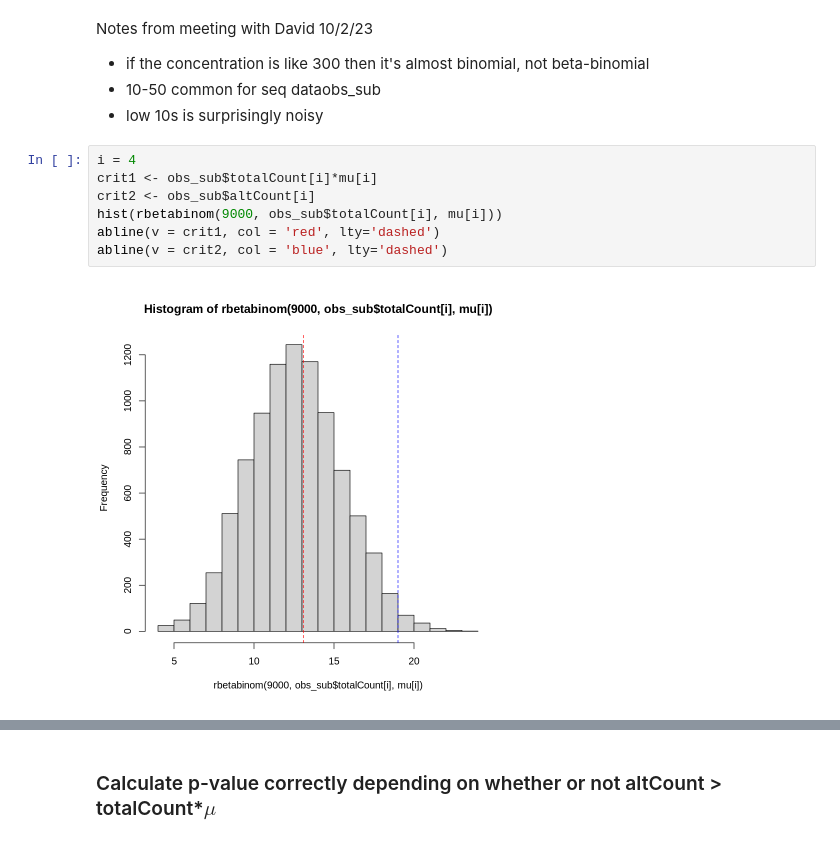
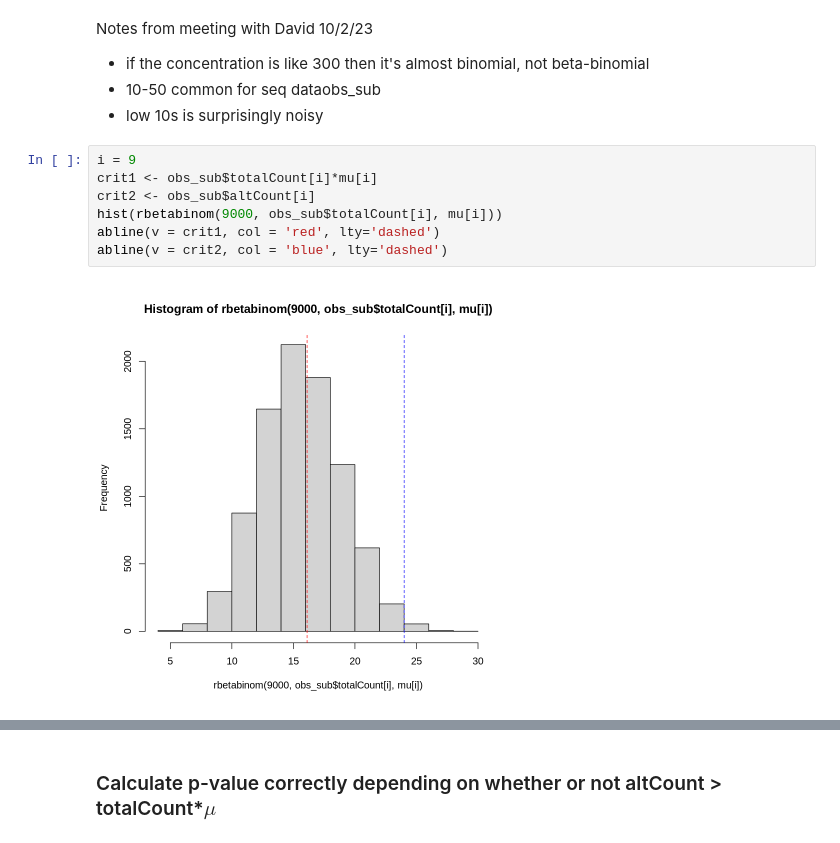
Before and after one commit to daklab/poolqtl, a Jupyter notebook: src/ariana_round2_VGAM.ipynb, the cells around one changed output, grey strips where cells are left out. Cells and saved outputs as stored; diff of their text form.

```diff
--- a/src/ariana_round2_VGAM.ipynb
+++ b/src/ariana_round2_VGAM.ipynb
@@ -245,11 +238,11 @@ Notes from meeting with David 10/2/23
 * 10-50 common for seq dataobs_sub
 * low 10s is surprisingly noisy
 # %%
-i = 4
+i = 9
 crit1 <- obs_sub$totalCount[i]*mu[i]
 crit2 <- obs_sub$altCount[i]
 hist(rbetabinom(9000, obs_sub$totalCount[i], mu[i]))
 abline(v = crit1, col = 'red', lty='dashed')
 abline(v = crit2, col = 'blue', lty='dashed')
 # %% [output]
-[figure, old version]
+[figure, new version]
```
Also changed, not shown: parts of 11 cells of this notebook, 2 other files.
